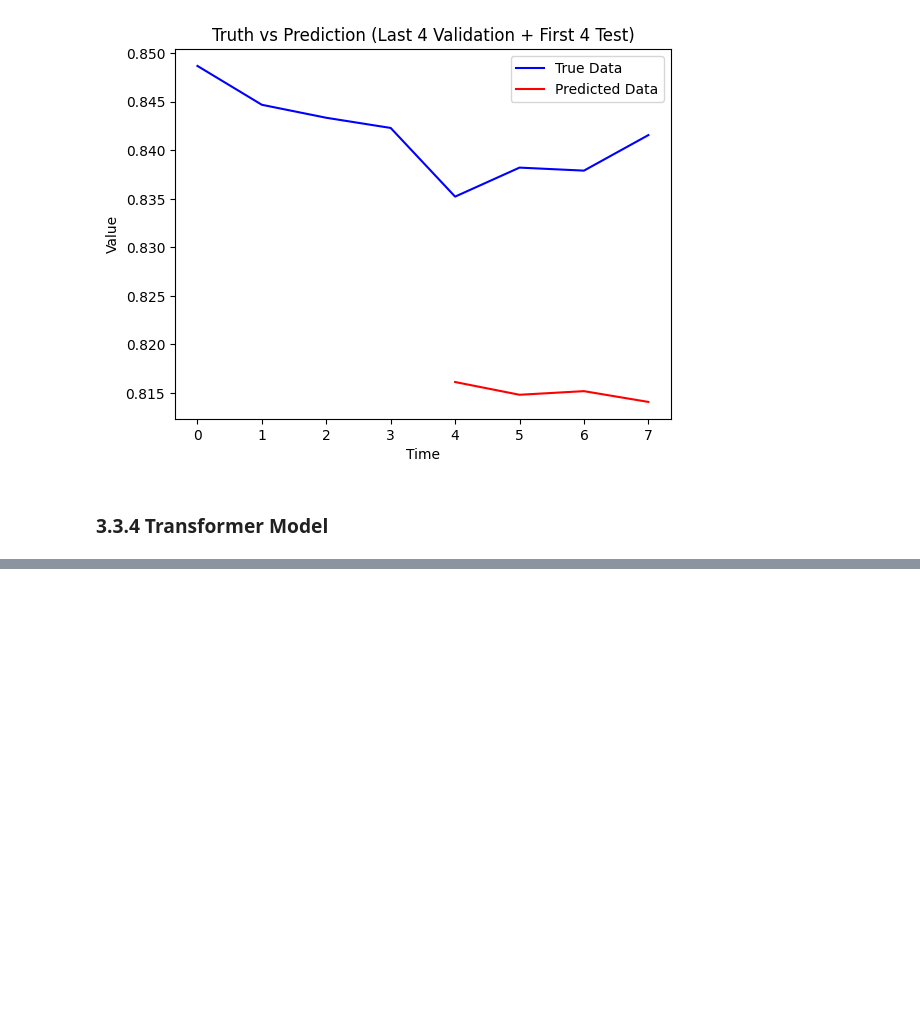
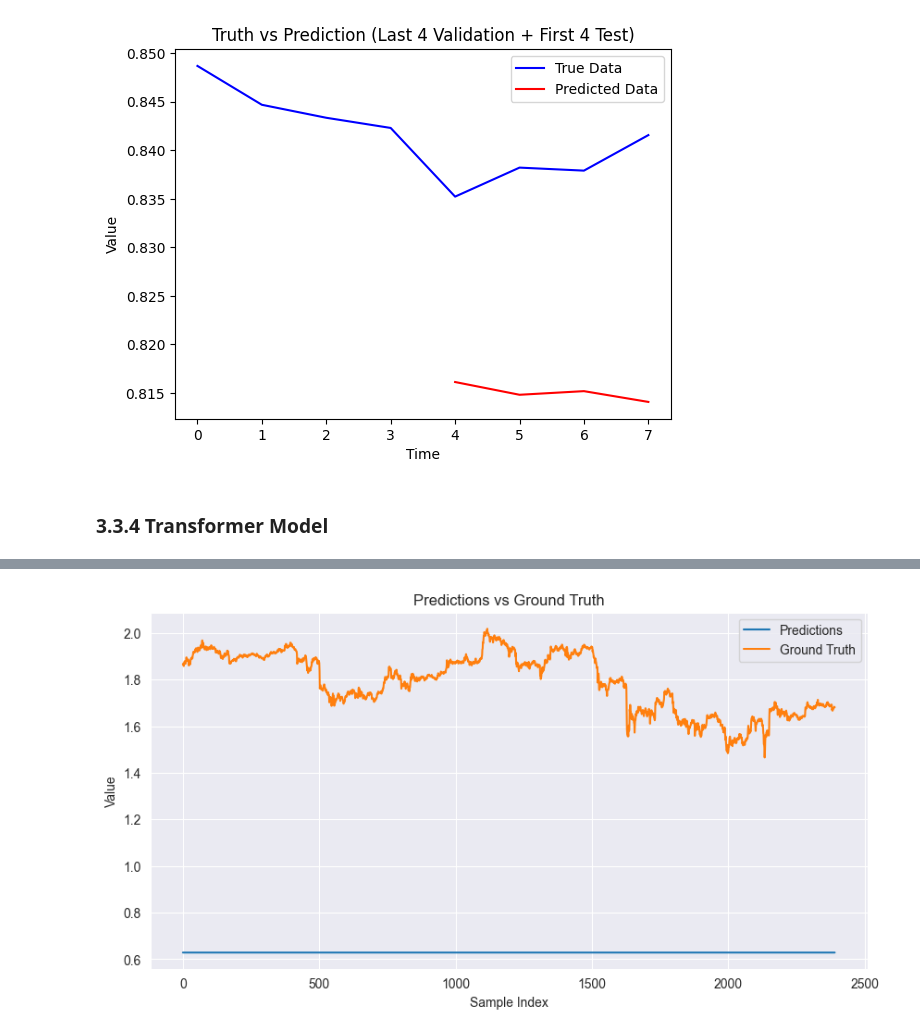
Before and after one commit to emrecobann/SurfingBTCWaves, a Jupyter notebook: SurfingBTC.ipynb, the cells around one changed output, grey strips where cells are left out. Saved outputs shown, nothing was run; the diff lists cells and outputs as text; code cells hidden in the pictures; blank space fills up the shorter version.

Commit message:
Transformer model added, configured

```diff
--- a/SurfingBTC.ipynb
+++ b/SurfingBTC.ipynb
@@ -362,8 +362,8 @@ def train_val_split(df, train_ratio = 0.9, val_ratio = 0.05):
 
     # Determine the sizes of each set
     total_samples = len(df)
-    train_size = int(total_samples * 0.9)  # 90% for training
-    val_size = int(total_samples * 0.05)   # 5% for validation
+    train_size = int(total_samples * 0.75)  # 90% for training
+    val_size = int(total_samples * 0.18)   # 5% for validation
     test_size = total_samples - train_size - val_size # 5% for testing
 
     # Split the DataFrame
@@ -1063,5 +1047,0 @@ calculate_loss_over_all_values = False
-# %%
-input_window = 100
-output_window = 5
-batch_size = 32 # batch size
-device = torch.device("cuda" if torch.cuda.is_available() else "cpu")
@@ -1352,0 +1150,9 @@ TypeError: expected Tensor as element 0 in argument 0, but got numpy.ndarray
+# %%
+if torch.cuda.is_available():
+    device = torch.device("cuda")
+    print("CUDA is available! Using GPU.")
+else:
+    device = torch.device("cpu")
+    print("CUDA is not available. Using CPU.")
+
+model.to(device)
@@ -1352,0 +1178,79 @@ TypeError: expected Tensor as element 0 in argument 0, but got numpy.ndarray
+# %%
+# Define your loss function
+criterion = nn.MSELoss()
+
+# Define your optimizer
+optimizer = optim.Adam(model.parameters(), lr=2e-3)
+
+# Define number of epochs
+num_epochs = 25
+
+# Training loop
+for epoch in range(num_epochs):
+    model.train()  # Set the model to training mode
+    train_loss = 0.0
+
+    for train_batch_idx, (train_data, train_target) in enumerate(train_loader):
+        train_data, train_target = train_data.to(device), train_target.to(device)
+        optimizer.zero_grad()  # Zero the gradients
+        output = model(train_data)  # Forward pass
+        loss = criterion(output, train_target)  # Calculate the loss
+        loss.backward()  # Backward pass
+        optimizer.step()  # Update weights
+
+        train_loss += loss.item() * train_data.size(0)
+
+    # Calculate average training loss
+    train_loss /= len(train_loader.dataset)
+
+    # Validation loop
+    model.eval()  # Set the model to evaluation mode
+    val_loss = 0.0
+
+    with torch.no_grad():
+        for val_batch_idx, (val_data, val_target) in enumerate(val_loader):
+            val_data, val_target = val_data.to(device), val_target.to(device)
+            output = model(val_data)  # Forward pass
+            loss = criterion(output, val_target)  # Calculate the loss
+            val_loss += loss.item() * val_data.size(0)
+
+    # Calculate average validation loss
+    val_loss /= len(val_loader.dataset)
+
+    # Print training and validation statistics
+    print(f'Epoch: {epoch+1}/{num_epochs}, Train Loss: {train_loss:.6f}, Val Loss: {val_loss:.6f}')
+
+# Test loop
+model.eval()  # Set the model to evaluation mode
+test_loss = 0.0
+predictions = []
+ground_truth = []
+
+with torch.no_grad():
+    for test_batch_idx, (test_data, test_target) in enumerate(test_loader):
+        test_data, test_target = test_data.to(device), test_target.to(device)
+        output = model(test_data)  # Forward pass
+        loss = criterion(output, test_target)  # Calculate the loss
+        test_loss += loss.item() * test_data.size(0)
+        predictions.append(output.cpu().numpy())  # Convert predictions to numpy array and append
+        ground_truth.append(test_target.cpu().numpy())  # Convert ground truth to numpy array and append
+# Calculate average test loss
+test_loss /= len(test_loader.dataset)
+
+print(f'Test Loss: {test_loss:.6f}')
+
+# Concatenate predictions and ground truth along the batch dimension
+test_predictions = np.concatenate(predictions, axis=0)
+ground_truth = np.concatenate(ground_truth, axis=0)
+
+# Plot predictions and ground truth
+plt.figure(figsize=(10, 5))
+plt.plot(test_predictions, label='Predictions')
+plt.plot(ground_truth, label='Ground Truth')
+plt.xlabel('Sample Index')
+plt.ylabel('Value')
+plt.title('Predictions vs Ground Truth')
+plt.legend()
+plt.grid(True)
+plt.show()
+# %% [output]
@@ -1352,0 +1274 @@ TypeError: expected Tensor as element 0 in argument 0, but got numpy.ndarray
+[figure, added]
```
Also changed, not shown: parts of 22 cells of this notebook.
